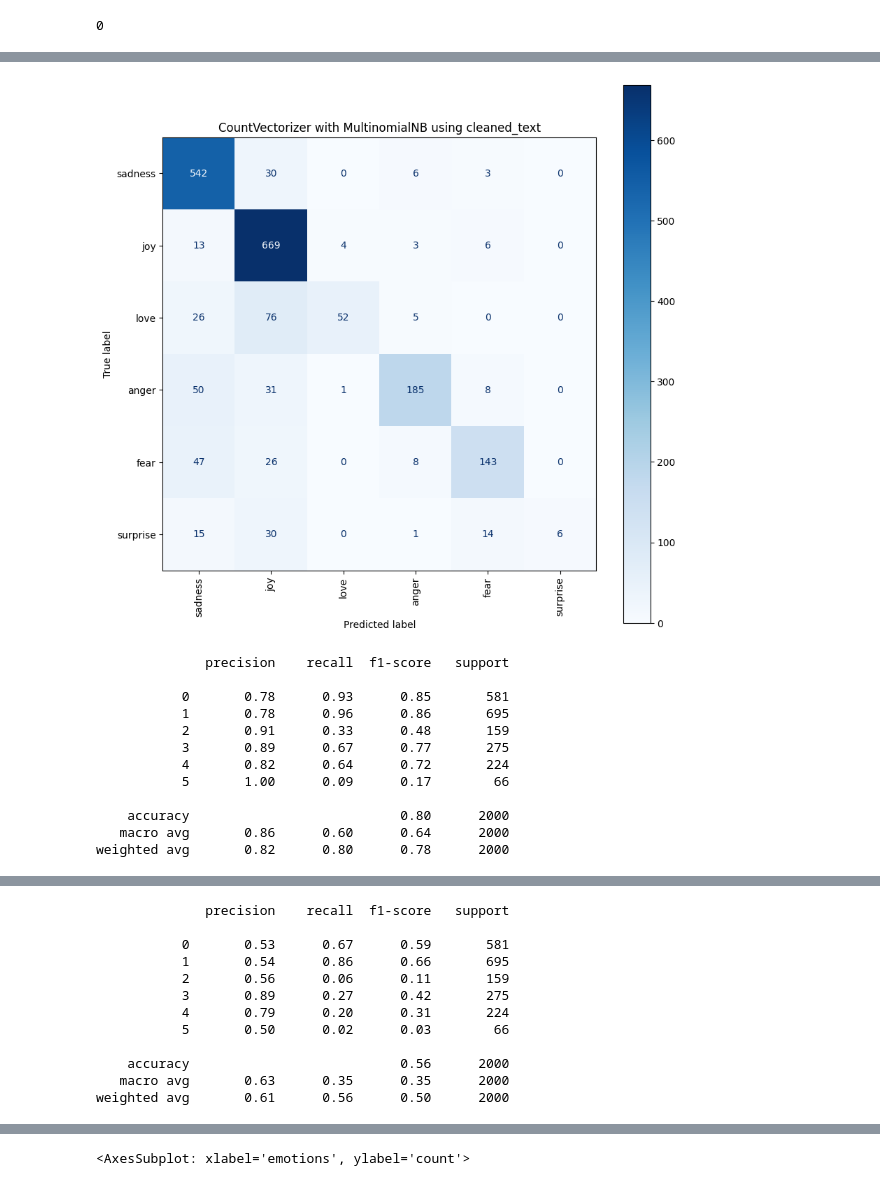
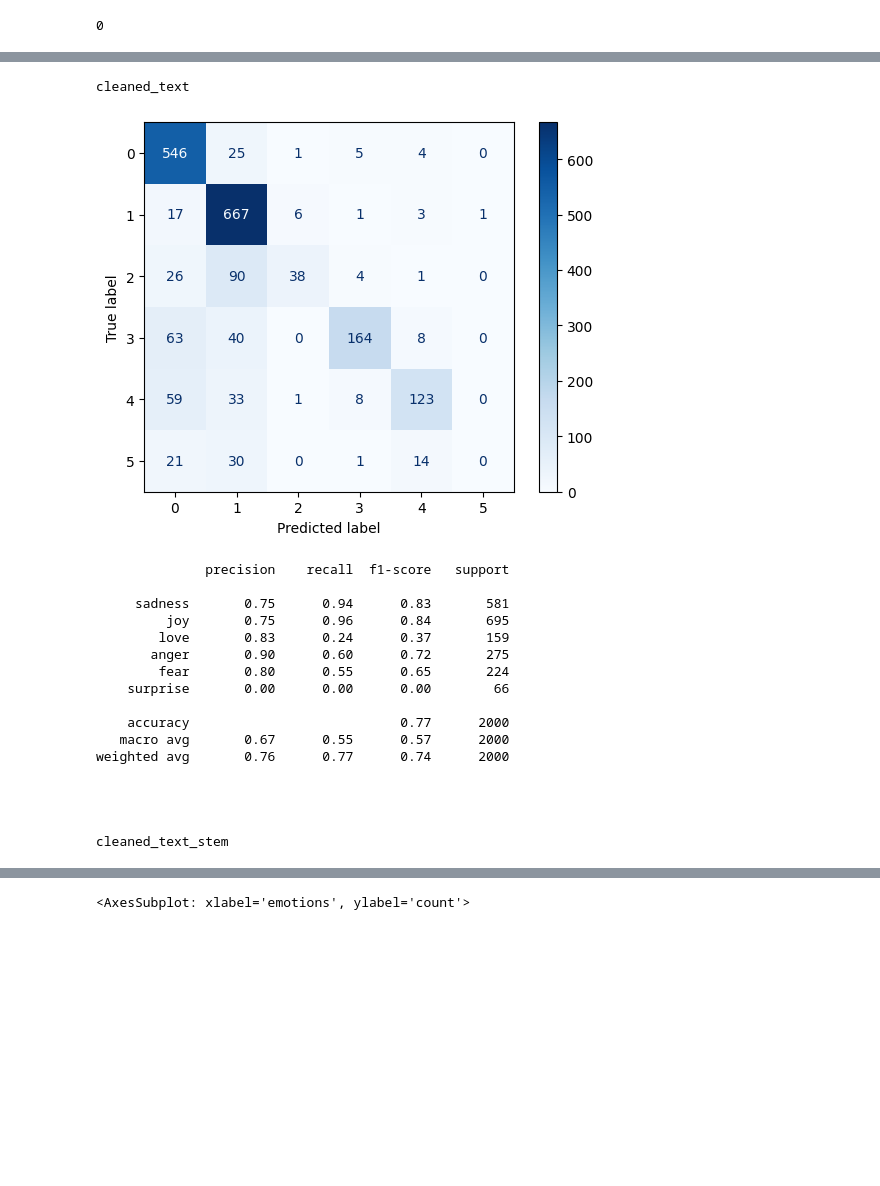
Before and after one commit to 112523chen/Project_SA_CTP, a Jupyter notebook: research.ipynb, the cells around one changed output, grey strips where cells are left out. Drawn from its saved outputs; the diff is of its cells as text; code cells hidden in the pictures; blank space fills up the shorter version.

```diff
--- a/research.ipynb
+++ b/research.ipynb
@@ -51,7 +73,7 @@ from nltk.stem import WordNetLemmatizer
 # %%
 #split up data with train and test
-train_df = pd.read_csv("data/training.csv")
-test_df = pd.read_csv("data/test.csv")
+train_df = pd.read_csv("data/original_data/training.csv")
+test_df = pd.read_csv("data/original_data/test.csv")
 
 train_df.head()
 # %% [output]
@@ -131,9 +177,11 @@ test_df['cleaned_text_lem'] = test_df['text'].apply(clean_tweets_with_lem)
 # %%
-# Tfid Vectorized MNB Model
+# Tfidf Vectorized MNB Model
 
-tfid_models = []
+tfidf_models = []
 
 for col in train_df.columns[2:]:
+
+    print(col)
 
     #split features and label
     X_train = train_df[col]
@@ -156,10 +204,9 @@ for col in train_df.columns[2:]:
     y_pred = model.predict(X_test)
 
     #Create confusion matrix for Tfid model
-    fig, ax = plt.subplots(figsize=(10, 10))
-    plot_confusion_matrix(model, X_test, y_test, display_labels=['sadness','joy','love','anger','fear','surprise'], cmap=plt.cm.Blues, ax=ax)
-    plt.xticks(rotation=90)
-    plt.title(f'TfidfVectorizer with MultinomialNB using {col}')
+    cm = confusion_matrix(y_test, y_pred, labels=model.classes_)
+    disp = ConfusionMatrixDisplay(confusion_matrix=cm, display_labels=model.classes_)
+    disp.plot(cmap=plt.cm.Blues)
     plt.show()
 
     # display metrics
@@ -171,8 +218,9 @@ for col in train_df.columns[2:]:
 
     # display(pd.DataFrame(metrics_df, index=['sadness','joy','love','anger','fear','surprise']))
 
-    print(classification_report(y_test, model.predict(X_test)))
+    print(classification_report(y_test, model.predict(X_test), target_names=['sadness','joy','love','anger','fear','surprise'], zero_division=1))
+    print("\n\n")
 
     package = [model, tfidf_vectorizer]
-    tfid_models.append(model)
+    tfidf_models.append(package)
 # %% [output]
@@ -221,49 +282,58 @@ weighted avg       0.74      0.70      0.63      2000
 BoW_models = []
 
 for col in train_df.columns[2:]:
+
+    print(col)
 
     #split features and label
     X_train = train_df[col]
     y_train = train_df['label']
 
     X_test = test_df[col]
     y_test = test_df['label']
 
     #Fit and Transform
+    X_temp = pd.concat([X_train,X_test])
     BoW_vectorizer = CountVectorizer()
     BoW_vectorizer.fit(X_temp)
 
     X_train = BoW_vectorizer.transform(X_train)
     X_test = BoW_vectorizer.transform(X_test)
 
     #Create model and predict
     model = MultinomialNB()
     model.fit(X_train, y_train)
     y_pred = model.predict(X_test)
 
     #Create confusion matrix for BOW model
-    fig, ax = plt.subplots(figsize=(10, 10))
-    plot_confusion_matrix(model, X_test, y_test, display_labels=['sadness','joy','love','anger','fear','surprise'], cmap=plt.cm.Blues, ax=ax)
-    plt.xticks(rotation=90)
-    plt.title(f'CountVectorizer with MultinomialNB using {col}')
+    cm = confusion_matrix(y_test, y_pred, labels=model.classes_)
+    disp = ConfusionMatrixDisplay(confusion_matrix=cm, display_labels=model.classes_)
+    disp.plot(cmap=plt.cm.Blues)
     plt.show()
 
     #display metrics
-    print(classification_report(y_test, model.predict(X_test)))
+    print(classification_report(y_test, model.predict(X_test), target_names=['sadness','joy','love','anger','fear','surprise'], zero_division=1))
+    print("\n\n")
 
     package = [model, BoW_vectorizer]
     BoW_models.append(package)
 # %% [output]
+cleaned_text
-[figure, old version]
+[figure, new version]
-              precision    recall  f1-score   support
-
-           0       0.78      0.93      0.85       581
-           1       0.78      0.96      0.86       695
-           2       0.91      0.33      0.48       159
-           3       0.89      0.67      0.77       275
-           4       0.82      0.64      0.72       224
-           5       1.00      0.09      0.17        66
-
-    accuracy                           0.80      2000
-   macro avg       0.86      0.60      0.64      2000
-weighted avg       0.82      0.80      0.78      2000
+              precision    recall  f1-score   support
+
+     sadness       0.75      0.94      0.83       581
+         joy       0.75      0.96      0.84       695
+        love       0.83      0.24      0.37       159
+       anger       0.90      0.60      0.72       275
+        fear       0.80      0.55      0.65       224
+    surprise       0.00      0.00      0.00        66
+
+    accuracy                           0.77      2000
+   macro avg       0.67      0.55      0.57      2000
+weighted avg       0.76      0.77      0.74      2000
+
+
+
+
+cleaned_text_stem
@@ -271,12 +340,0 @@ weighted avg       0.82      0.80      0.78      2000
-              precision    recall  f1-score   support
-
-           0       0.53      0.67      0.59       581
-           1       0.54      0.86      0.66       695
-           2       0.56      0.06      0.11       159
-           3       0.89      0.27      0.42       275
-           4       0.79      0.20      0.31       224
-           5       0.50      0.02      0.03        66
-
-    accuracy                           0.56      2000
-   macro avg       0.63      0.35      0.35      2000
-weighted avg       0.61      0.56      0.50      2000
```
Also changed, not shown: parts of 49 cells of this notebook.
